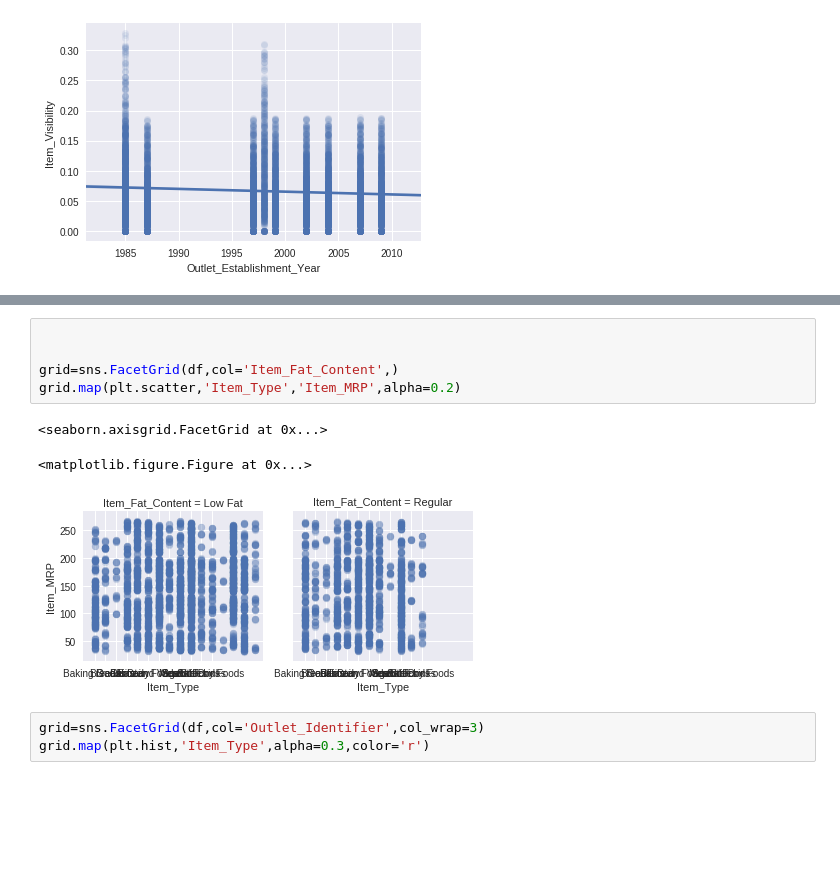
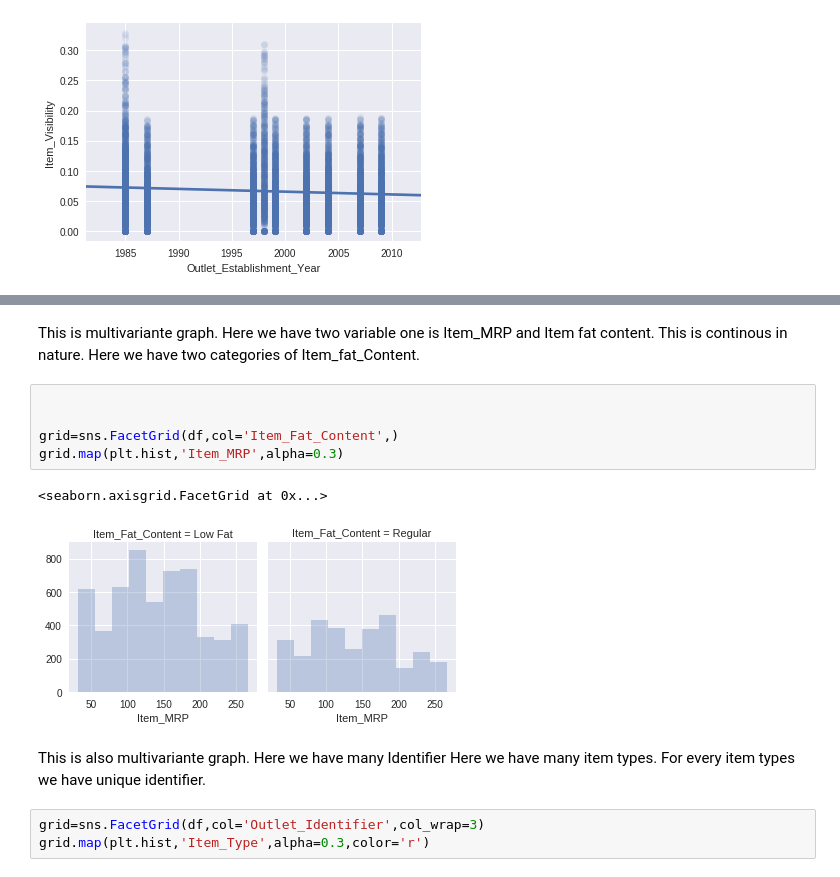
Before and after one commit to aishasonkar/Big_mart_analysis, a Jupyter notebook: Big_mart.ipynb, the cells around one changed output, grey strips where cells are left out. Drawn from its saved outputs; the diff is of its cells as text; blank space fills up the shorter version.

```diff
--- a/Big_mart.ipynb
+++ b/Big_mart.ipynb
@@ -346,12 +359,21 @@ sns.regplot(x='Outlet_Establishment_Year',y='Item_Visibility',data=df,scatter_kw
+# %% [markdown]
+This is multivariante graph.
+Here we have two variable one is Item_MRP and Item fat content.
+This is continous in nature.
+Here we have two categories of Item_fat_Content.
 # %%
 
 
 grid=sns.FacetGrid(df,col='Item_Fat_Content',)
-grid.map(plt.scatter,'Item_Type','Item_MRP',alpha=0.2)
+grid.map(plt.hist,'Item_MRP',alpha=0.3)
 # %% [output]
 <seaborn.axisgrid.FacetGrid at 0x...>
-<matplotlib.figure.Figure at 0x...>
-[figure, old version]
+[figure, new version]
+# %% [markdown]
+This is also multivariante graph.
+Here we have many Identifier
+Here we have many item types.
+For every item types we have unique identifier.
 # %%
 grid=sns.FacetGrid(df,col='Outlet_Identifier',col_wrap=3)
 grid.map(plt.hist,'Item_Type',alpha=0.3,color='r')
```
Also changed, not shown: parts of 18 cells of this notebook.
